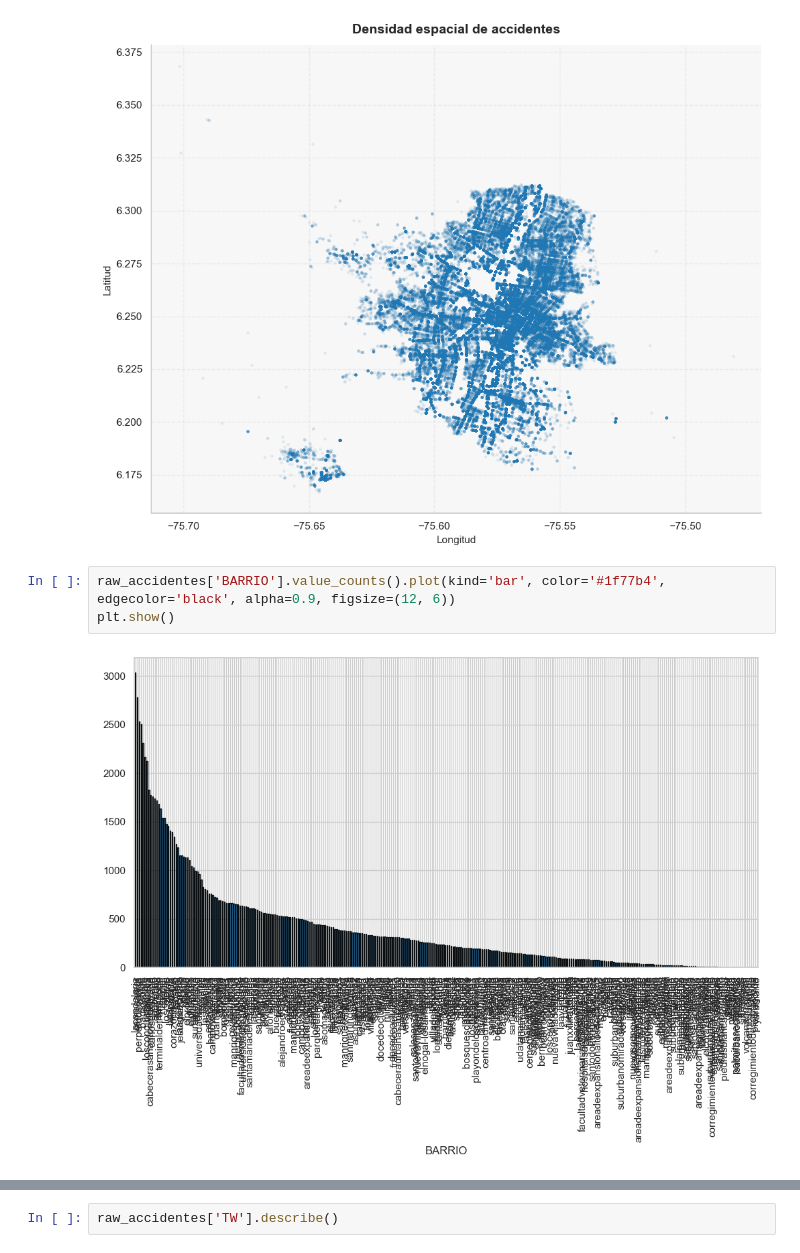
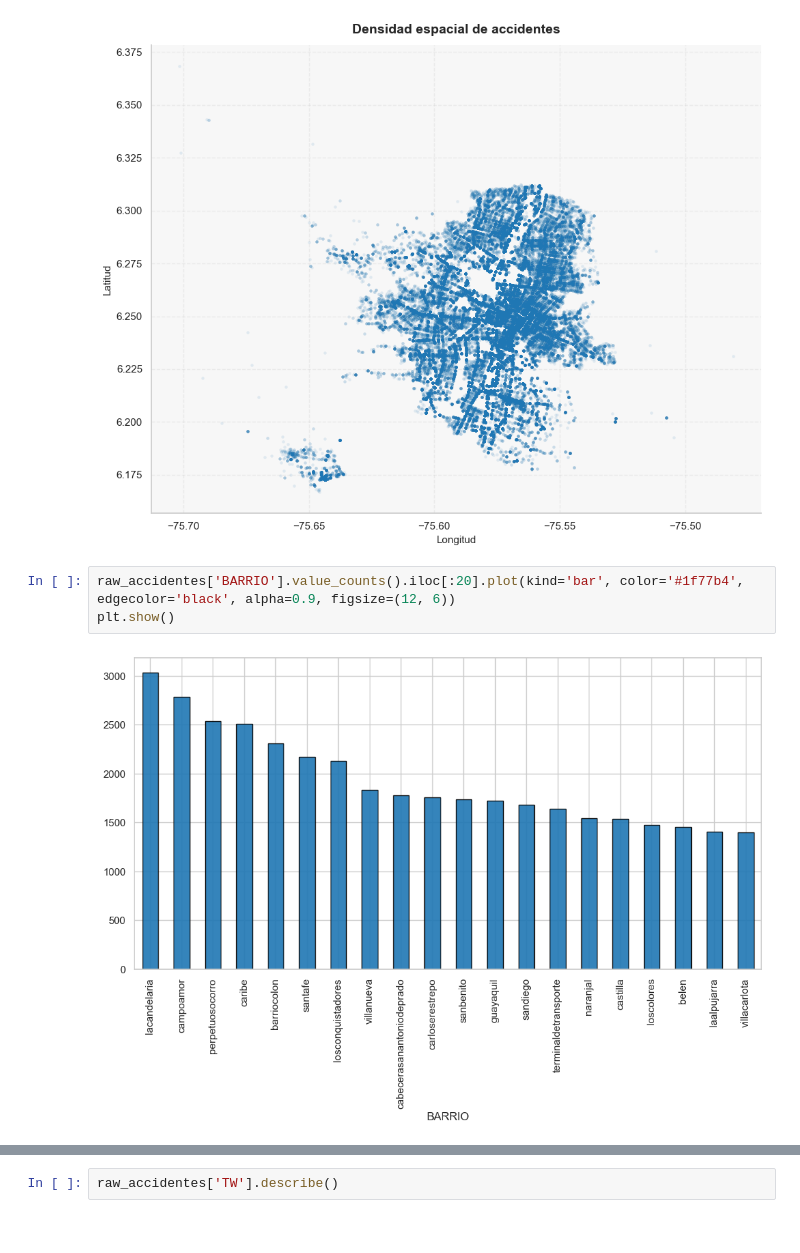
Before and after one commit to juanjo2684/Aprendizaje_Automatico_Taller_20261, a Jupyter notebook: TallerAccidentes.ipynb, the cells around one changed output, grey strips where cells are left out. Drawn from its saved outputs; the diff is of its cells as text.

```diff
--- a/TallerAccidentes.ipynb
+++ b/TallerAccidentes.ipynb
@@ -150,7 +152,7 @@ plt.show()
 # %% [output]
 [figure]
 # %%
-raw_accidentes['BARRIO'].value_counts().plot(kind='bar', color='#1f77b4', edgecolor='black', alpha=0.9, figsize=(12, 6))
+raw_accidentes['BARRIO'].value_counts().iloc[:20].plot(kind='bar', color='#1f77b4', edgecolor='black', alpha=0.9, figsize=(12, 6))
 plt.show()
 # %% [output]
-[figure, old version]
+[figure, new version]
```
Also changed, not shown: parts of 107 cells of this notebook.
